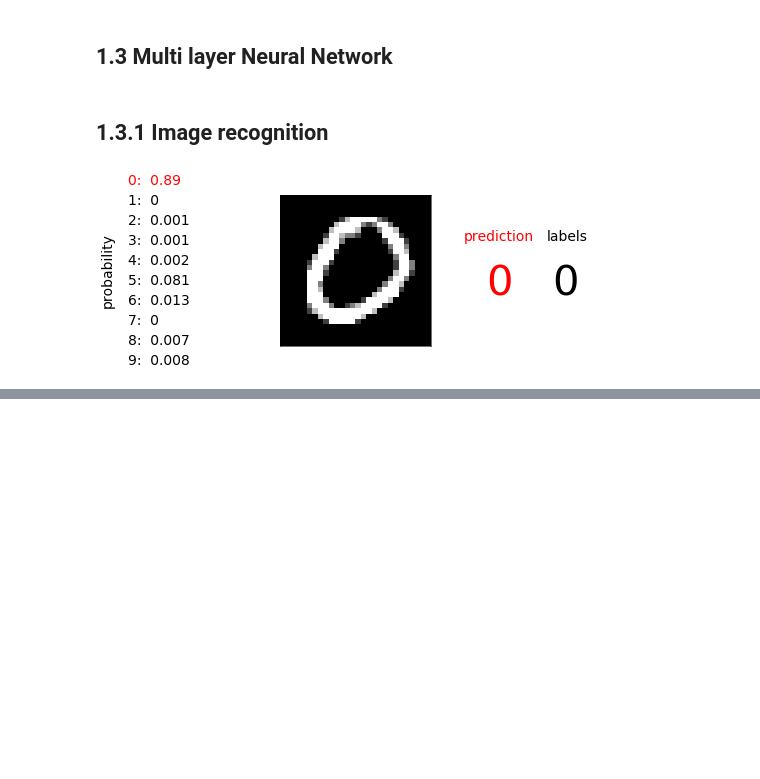
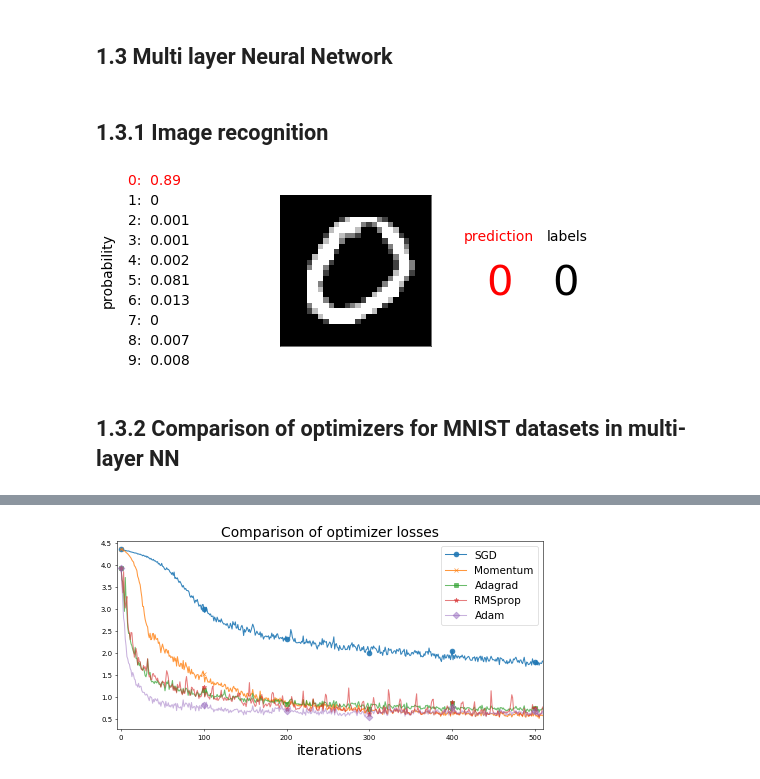
Before and after one commit to oilneck/prml_python, a Jupyter notebook: Notebook/test_Deep_learning.ipynb, the cells around one changed output, grey strips where cells are left out. Drawn from its saved outputs; the diff is of its cells as text; code cells hidden in the pictures; blank space fills up the shorter version.

```diff
--- a/Notebook/test_Deep_learning.ipynb
+++ b/Notebook/test_Deep_learning.ipynb
@@ -494,3 +494,76 @@ fig.text(0.86,0.65, "labels",
 plt.show()
 # %% [output]
 [figure]
+# %% [markdown]
+## 1.3.2 Comparison of optimizers for MNIST datasets in multi-layer NN
+# %%
+import matplotlib.pyplot as plt
+from deepL_module.datasets.mnist import load_mnist
+from deepL_module.nn.multi_layer_nn import Neural_net
+from deepL_module.nn.optimizers import *
+from deepL_module.nn.cost_functions import *
+from deepL_module.base import *
+
+# === loading data ===
+(X_train, train_t), (X_test, test_t) = load_mnist(normalize=True)
+
+train_size = X_train.shape[0]
+batch_size = 256
+max_iter = 1000
+
+
+# === config for optimizer ===
+optimizers = {}
+optimizers['SGD'] = SGD(lr=0.05)
+optimizers['Momentum'] = Momentum(lr=0.04, momentum=0.92)
+optimizers['Adagrad'] = Adagrad(lr=0.01)
+optimizers['RMSprop'] = RMSprop(lr=0.002, rho=0.95)
+optimizers['Adam'] = Adam(lr=0.01)
+
+
+model = {}
+train_loss = {}
+for key in optimizers.keys():
+    model[key] = Neural_net(n_input=784,
+                            n_hidden=[100, 100, 100 ,100],
+                            n_output=10,
+                            alpha=0.01)
+    model[key].add(['relu', 'relu', 'relu', 'relu', 'linear'])
+    model[key].set_loss('categorical_crossentropy')
+    train_loss[key] = []
+
+
+# === learning ===
+for i in range(max_iter):
+    batch_mask = np.random.choice(train_size, batch_size)
+    x_batch = X_train[batch_mask]
+    t_batch = to_categorical(train_t[batch_mask], cls_num=10)
+
+    for key in optimizers.keys():
+        grads = model[key].gradient(x_batch, t_batch)
+        optimizers[key].update(model[key].params, grads)
+
+        loss = model[key].loss(x_batch, t_batch)
+        train_loss[key].append(loss)
+
+    if i % 200 == 0:
+        print( "===========" + "iteration:" + str(i).rjust(3) + "===========")
+        for key in optimizers.keys():
+            loss = model[key].loss(x_batch, t_batch)
+            print('method:' + key + 'loss:{:.5g}'.rjust(28-len(key)).format(loss))
+
+
+# === drawing loss data ===
+markers = {"SGD": "o", "Momentum": "x", "Adagrad": "s", "RMSprop": "*", "Adam": "D"}
+fig=plt.figure(figsize=(11,5),dpi=50)
+ax = fig.add_subplot(111)
+x = np.arange(max_iter)
+for n,key in enumerate(optimizers.keys(),1):
+    norm = np.max(train_loss[key])
+    ax.plot(x, train_loss[key] ,marker=markers[key], markersize=7, markevery=100, label=key, zorder=n, alpha=1-0.1*n)
+plt.xlabel("iterations",fontsize=20)
+plt.title("Comparison of optimizer losses",fontsize=20)
+plt.xlim([-5,510])
+plt.legend(fontsize=15)
+plt.show()
+# %% [output]
@@ -496,0 +587 @@ plt.show()
+[figure, added]
```
Also changed, not shown: parts of 3 cells of this notebook.
